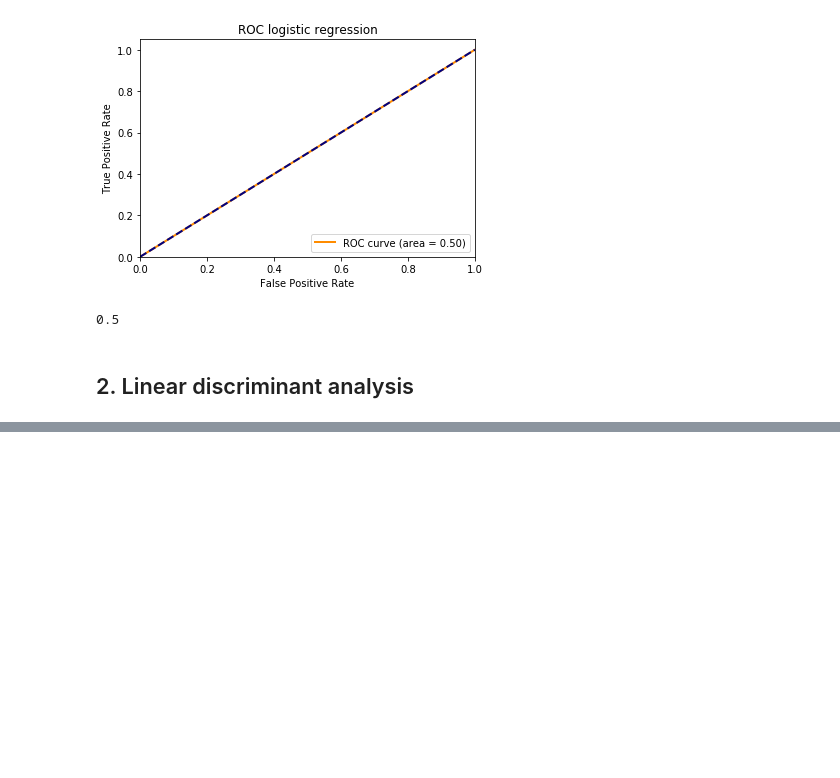
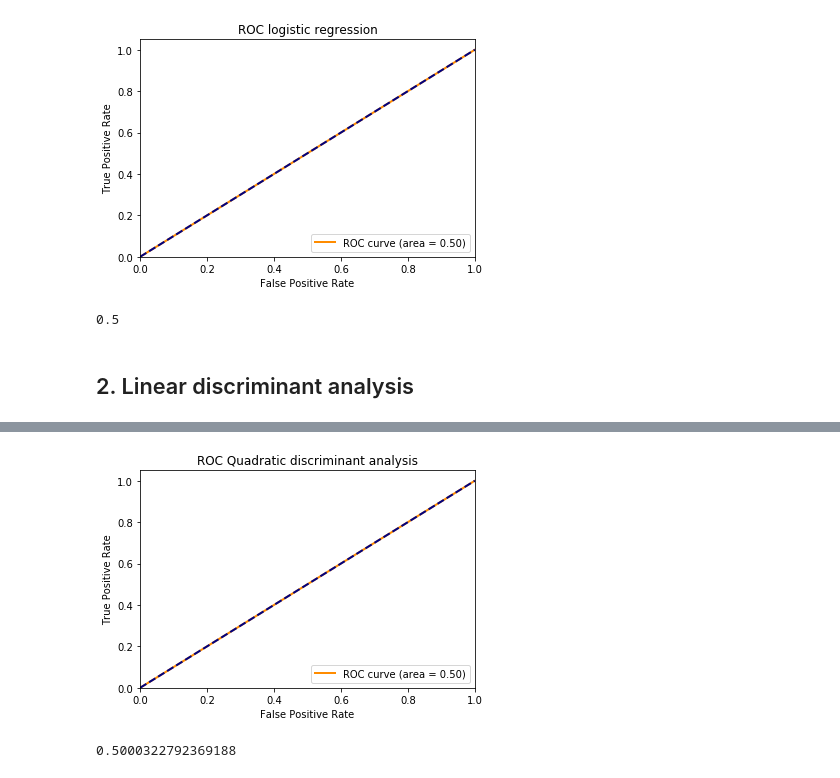
Before and after one commit to SABS-R3-projects/JA-ML, a Jupyter notebook: LR_LDA_QDA.ipynb, the cells around one changed output, grey strips where cells are left out. Drawn from its saved outputs; the diff is of its cells as text; code cells hidden in the pictures; blank space fills up the shorter version.

```diff
--- a/LR_LDA_QDA.ipynb
+++ b/LR_LDA_QDA.ipynb
@@ -60,0 +96,16 @@ print(roc_auc[0])
+# %%
+n_classes = 2
+fpr = dict()
+tpr = dict()
+roc_auc = dict()
+for i in range(n_classes):
+    fpr[i], tpr[i], _ = roc_curve(y_test, y_predicted_qda)
+    roc_auc[i] = auc(fpr[i], tpr[i])
+# %%
+ROCplot("ROC Quadratic discriminant analysis", fpr[0], tpr[0])
+# %% [output]
+[figure, added]
+# %%
+print(roc_auc[0])
+# %% [output]
+0.5000322792369188
```
Also changed, not shown: parts of 9 cells of this notebook.
